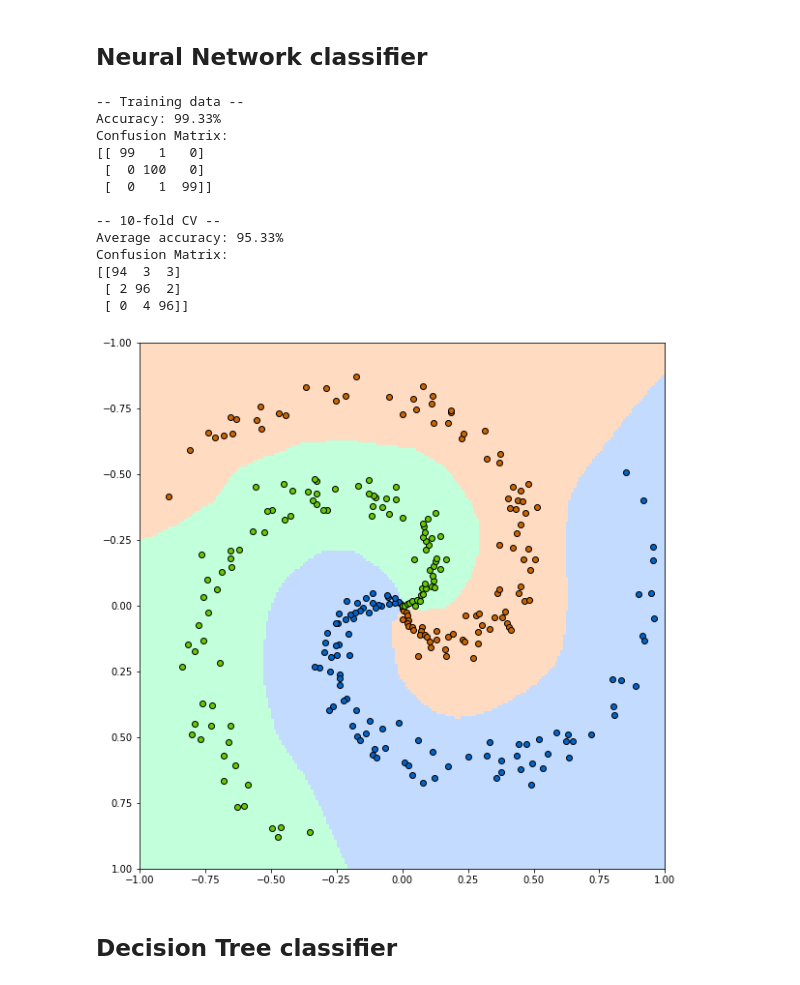
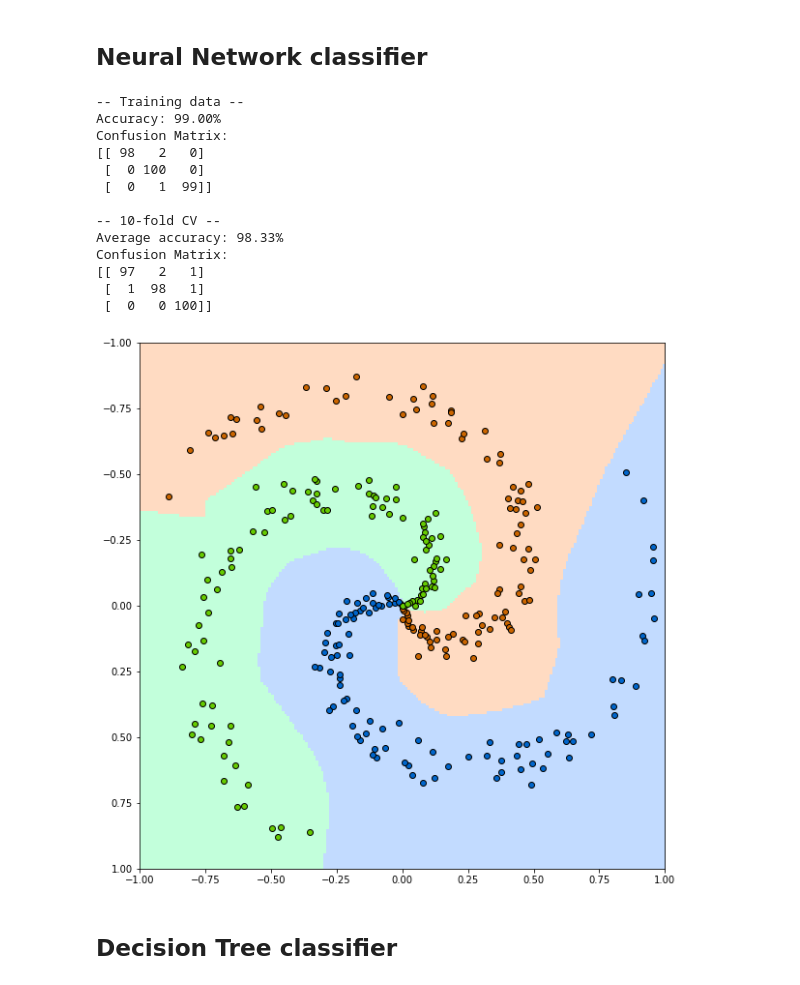
Before and after one commit to jhagelback/ml-sk, a Jupyter notebook: Spiral.ipynb, the cells around one changed output. Cells and saved outputs as stored; diff of their text form; code cells hidden in the pictures.

```diff
--- a/Spiral.ipynb
+++ b/Spiral.ipynb
@@ -2,6 +2,7 @@
 <h2>Load data</h2>
 # %%
 from numpy import loadtxt
+from sklearn.utils import shuffle
 
 # load data
 import pandas as pd
@@ -13,6 +14,9 @@ X = np_data[:,0:2]
 Y = np_data[:,2]
 Y = Y.astype('int32')
 
+# shuffle data
+X, Y = shuffle(X, Y, random_state=0)
+
 # set seed to randomizer
 seed = 7
 
@@ -132,27 +136,27 @@ Confusion Matrix:
 # %%
 from sklearn.neural_network import MLPClassifier
 
 # train model
-model = MLPClassifier(max_iter=1000, random_state=seed, learning_rate_init=0.1, hidden_layer_sizes=(172,))
+model = MLPClassifier(max_iter=1000, random_state=seed, learning_rate_init=0.1, hidden_layer_sizes=(72,))
 evaluate(model)
 
 # visualize decision borders
 show_decision_borders(model)
 # %% [output]
 -- Training data --
-Accuracy: 99.33%
+Accuracy: 99.00%
 Confusion Matrix:
-[[ 99   1   0]
+[[ 98   2   0]
  [  0 100   0]
  [  0   1  99]]
 
 -- 10-fold CV --
-Average accuracy: 95.33%
+Average accuracy: 98.33%
 Confusion Matrix:
-[[94  3  3]
- [ 2 96  2]
- [ 0  4 96]]
+[[ 97   2   1]
+ [  1  98   1]
+ [  0   0 100]]
-[figure, old version]
+[figure, new version]
 # %% [markdown]
 <h2>Decision Tree classifier</h2>
 # %%
```
Also changed, not shown: parts of 5 cells of this notebook.
